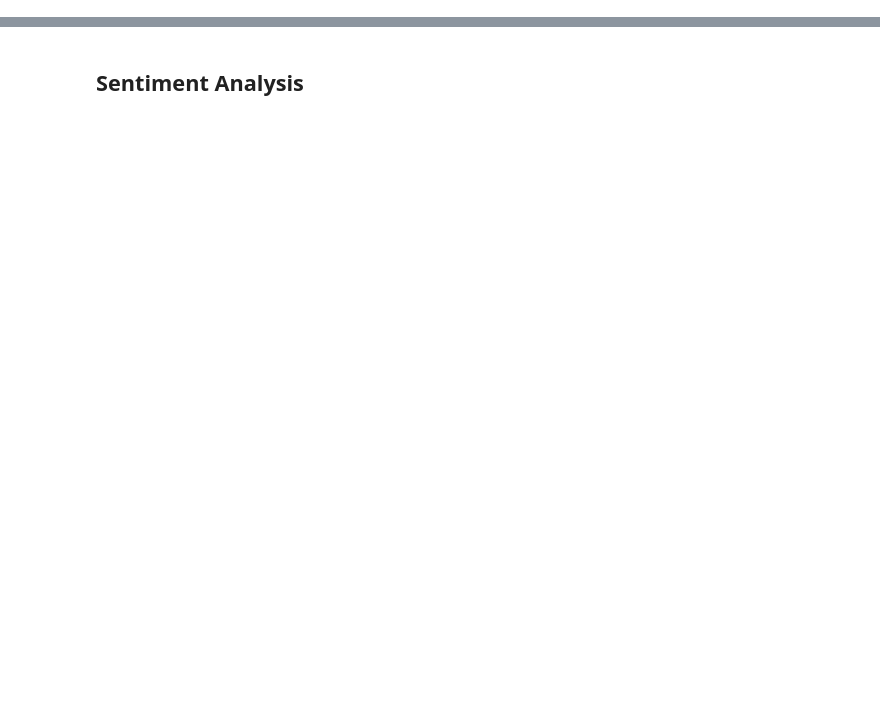
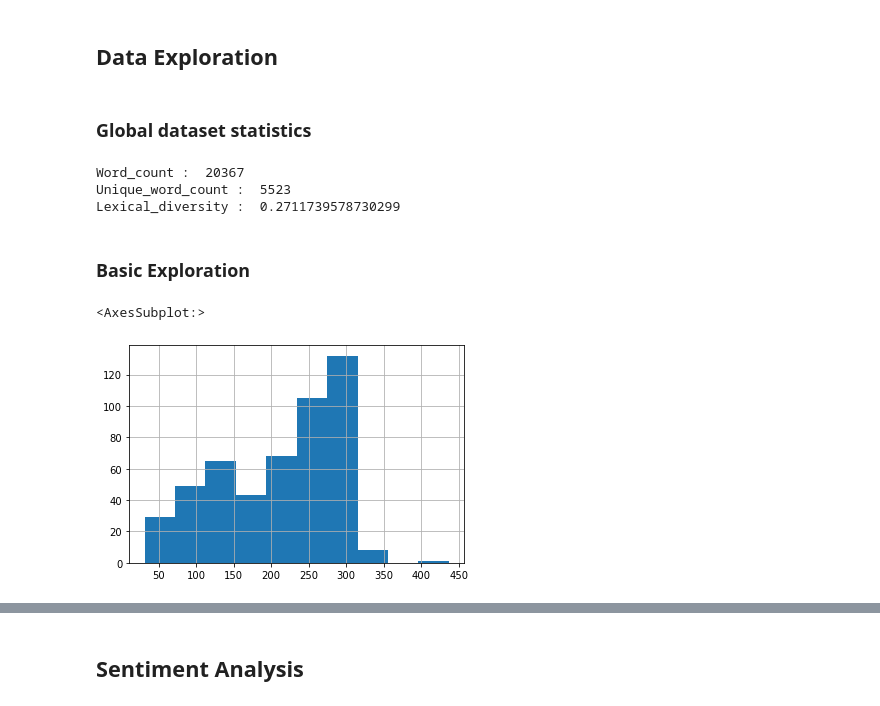
Before and after one commit to JoshuaBonacorsi/TwitterWebMining, a Jupyter notebook: project.ipynb, the cells around one changed output, grey strips where cells are left out. Saved outputs shown, nothing was run; the diff lists cells and outputs as text; code cells hidden in the pictures; blank space fills up the shorter version.

```diff
--- a/project.ipynb
+++ b/project.ipynb
@@ -256,0 +121,17 @@ plt.ylabel('Number of tweets in bin')
+# %%
+api_key = "5bryRcTjdbTNgKijAQ87iJIbo"
+api_key_secret = "2fvy2oQKMyKQ6SZ49BPfpJzJZR3kd2jV0mnr19QzvsUvb9ESw8"
+
+bearer_token = "AAAAAAAAAAAAAAAAAAAAALRhmwEAAAAAsBN5eXSuO6YSkGkRzjHtpK%2FZpJ8%3DJVUOtw2kuIqBbMPjBvOgiKPZV5ZjONYQlA6wrYshuAG5jzo2Nw"
+bearer_token_2 = "AAAAAAAAAAAAAAAAAAAAAAdDPQEAAAAAYRCxLKdh%2BTmEOzt6txzHwRVFEYo%3D38kYdoCYRiTQbuHwDZUfdK6BUOExzjUr372KJjIqQ187itlBD8"
+
+access_token = "1403176151468683267-RKus7wxq9UZ7JUKFYijm8misHqLrI1"
+access_token_secret = "p6RQd3P4gMSYNrPQD31HsP9rRkU63tRYyO5H6oJ2rZvps"
+
+free_api = tweepy.Client(access_token=access_token,
+                         access_token_secret=access_token_secret,
+                         consumer_key=api_key,
+                         consumer_secret=api_key_secret)
+
+basic_api = tweepy.Client(bearer_token_2,
+                          wait_on_rate_limit = True)
@@ -256,0 +150,13 @@ plt.ylabel('Number of tweets in bin')
+# %%
+q = '#France -is:retweet'
+
+search_results = basic_api.search_all_tweets(query=q,max_results=500).data
+
+dict_data = {
+    "id" : [int(x.id) for x in search_results],
+    "text" : [str(x.text) for x in search_results]
+}
+# %%
+df = pd.DataFrame(dict_data)
+
+df
@@ -256,0 +177,4 @@ plt.ylabel('Number of tweets in bin')
+# %% [markdown]
+## Data Exploration
+# %% [markdown]
+### Global dataset statistics
@@ -256,0 +194,23 @@ plt.ylabel('Number of tweets in bin')
+# %%
+# Calcul de la diversité lexicale (tend vers 1 si aucune repetition de mots)
+
+word_count = len(giant_str_tokenized)
+unique_word_count = len(set(giant_str_tokenized))
+lexical_diversity = unique_word_count/word_count
+
+print("Word_count : ",word_count)
+print("Unique_word_count : ",unique_word_count)
+print("Lexical_diversity : ",lexical_diversity)
+# %% [output]
+Word_count :  20367
+Unique_word_count :  5523
+Lexical_diversity :  0.2711739578730299
+# %% [markdown]
+### Basic Exploration
+# %%
+# Str length per tweet histogram
+
+df['text'].str.len().hist()
+# %% [output]
+<AxesSubplot:>
+[figure, added]
```
Also changed, not shown: parts of 71 cells of this notebook.
